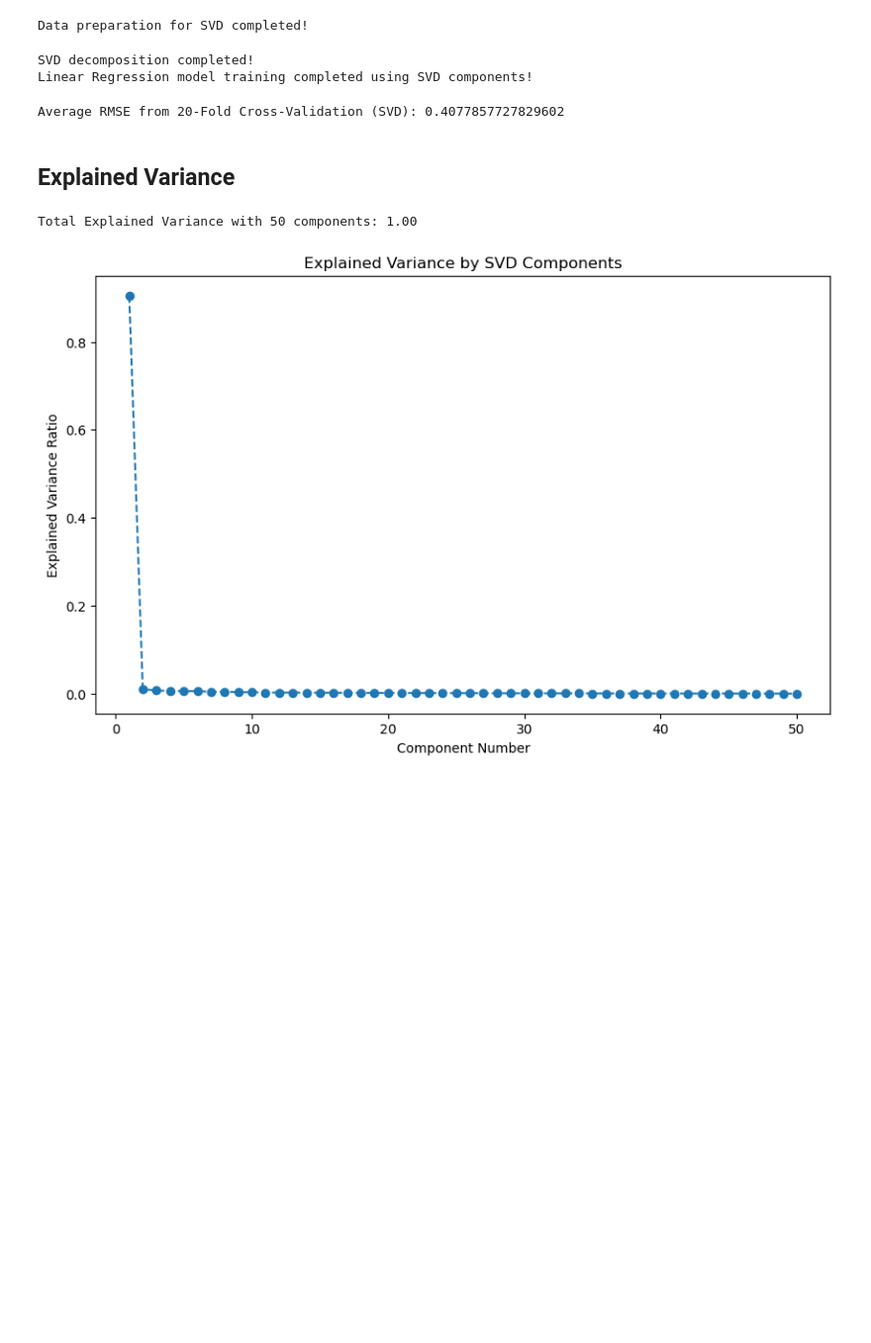
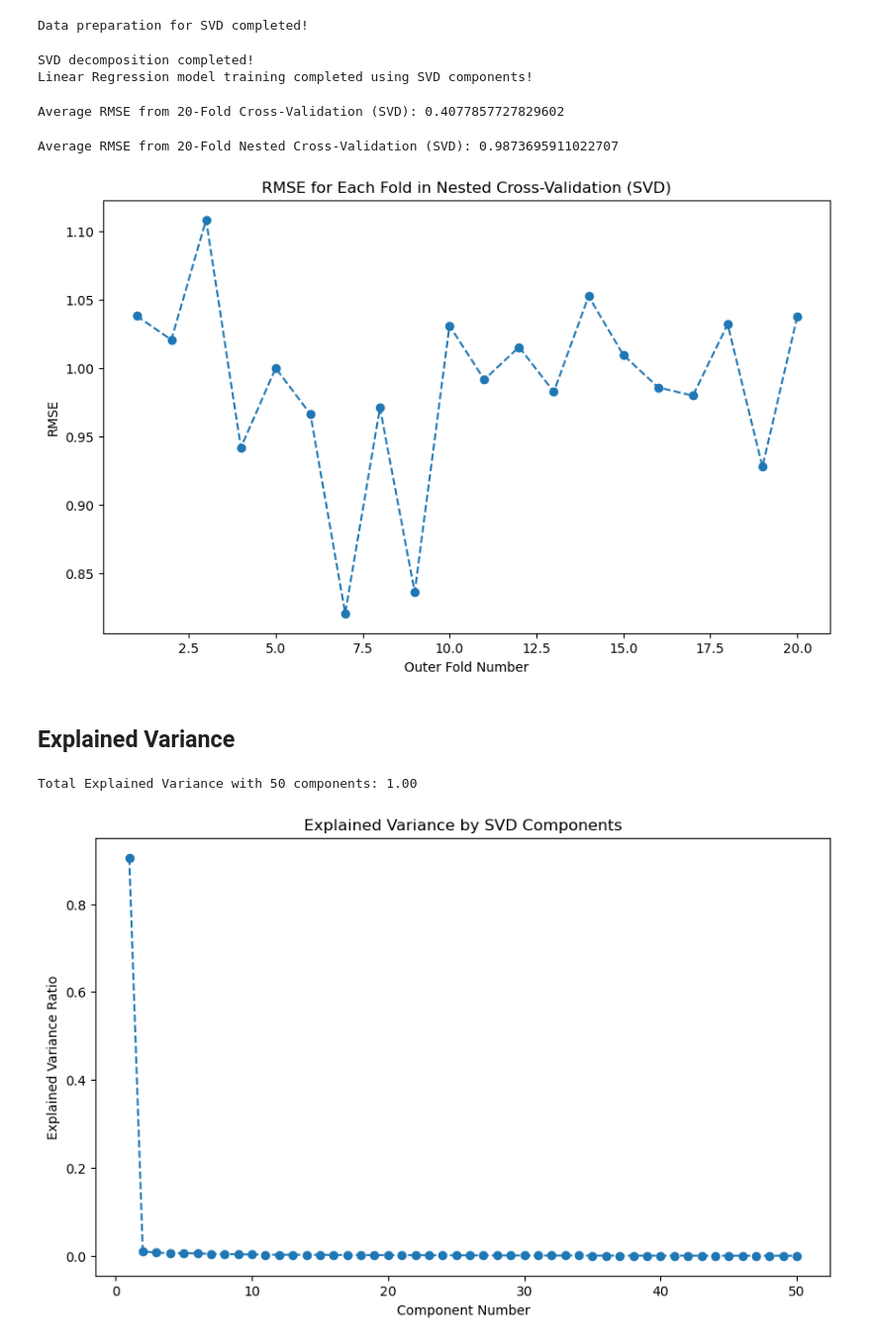
Before and after one commit to Qianyuns/Stat-ML-Project-Group15, a Jupyter notebook: code/StatML_project.ipynb, the cells around one changed output. Shown: that part at 99% size. Cells and saved outputs as stored; diff of their text form; code cells hidden in the pictures; blank space fills up the shorter version.

```diff
--- a/code/StatML_project.ipynb
+++ b/code/StatML_project.ipynb
@@ -355,6 +414,85 @@ average_rmse = np.sqrt(np.mean(mse_scores))
 print(f"Average RMSE from 20-Fold Cross-Validation (SVD): {average_rmse}")
 # %% [output]
 Average RMSE from 20-Fold Cross-Validation (SVD): 0.4077857727829602
+# %%
+# List of n_components values to try (adjusted to be <= number of features)
+n_components_values = [5, 10, 15, 20]
+
+# Outer 20-Fold Cross-Validation
+outer_kf = KFold(n_splits=20, shuffle=True, random_state=42)
+outer_rmse_scores = []
+
+# Loop through each fold of the outer CV
+for train_index, test_index in outer_kf.split(features):
+    # Split data into training and test sets
+    X_train_outer, X_test_outer = features.iloc[train_index], features.iloc[test_index]
+    y_train_outer, y_test_outer = target.iloc[train_index], target.iloc[test_index]
+
+    # Inner Cross-Validation for hyperparameter tuning
+    inner_kf = KFold(n_splits=5, shuffle=True, random_state=42)  # Inner 5-Fold CV for tuning
+    best_n_components = None
+    best_rmse = float('inf')
+
+    # Loop through each fold of the inner CV
+    for train_index_inner, val_index_inner in inner_kf.split(X_train_outer):
+        # Split data into training and validation sets
+        X_train_inner, X_val_inner = X_train_outer.iloc[train_index_inner], X_train_outer.iloc[val_index_inner]
+        y_train_inner, y_val_inner = y_train_outer.iloc[train_index_inner], y_train_outer.iloc[val_index_inner]
+
+        # Loop through different values of n_components to find the best one
+        for n_components in n_components_values:
+            if n_components > X_train_inner.shape[1]:
+                continue  # Skip values of n_components greater than the number of features
+
+            # Perform SVD decomposition
+            svd = TruncatedSVD(n_components=n_components, random_state=42)
+            X_train_svd_inner = svd.fit_transform(X_train_inner)
+            X_val_svd_inner = svd.transform(X_val_inner)
+
+            # Train a Linear Regression model on the decomposed data
+            regressor = LinearRegression()
+            regressor.fit(X_train_svd_inner, y_train_inner)
+
+            # Predict on the validation set
+            y_val_pred = regressor.predict(X_val_svd_inner)
+
+            # Calculate RMSE for the current n_components
+            rmse_inner = np.sqrt(mean_squared_error(y_val_inner, y_val_pred))
+
+            # Update the best n_components if the current rmse is better
+            if rmse_inner < best_rmse:
+                best_rmse = rmse_inner
+                best_n_components = n_components
+
+    # Train the final model with the best n_components on the entire outer training set
+    svd = TruncatedSVD(n_components=best_n_components, random_state=42)
+    X_train_svd_outer = svd.fit_transform(X_train_outer)
+    X_test_svd_outer = svd.transform(X_test_outer)
+
+    regressor = LinearRegression()
+    regressor.fit(X_train_svd_outer, y_train_outer)
+
+    # Predict on the outer test set
+    y_test_pred = regressor.predict(X_test_svd_outer)
+
+    # Calculate RMSE for the outer test set and store the result
+    outer_rmse = np.sqrt(mean_squared_error(y_test_outer, y_test_pred))
+    outer_rmse_scores.append(outer_rmse)
+
+# Calculate the average RMSE across all outer folds
+average_outer_rmse = np.mean(outer_rmse_scores)
+print(f"Average RMSE from 20-Fold Nested Cross-Validation (SVD): {average_outer_rmse}")
+
+# Plot RMSE for each fold
+plt.figure(figsize=(10, 6))
+plt.plot(range(1, len(outer_rmse_scores) + 1), outer_rmse_scores, marker='o', linestyle='--')
+plt.xlabel('Outer Fold Number')
+plt.ylabel('RMSE')
+plt.title('RMSE for Each Fold in Nested Cross-Validation (SVD)')
+plt.show()
+# %% [output]
+Average RMSE from 20-Fold Nested Cross-Validation (SVD): 0.9873695911022707
+[figure, added]
 # %% [markdown]
 ## Explained Variance
 # %%
```
Also changed, not shown: parts of 10 cells of this notebook.
